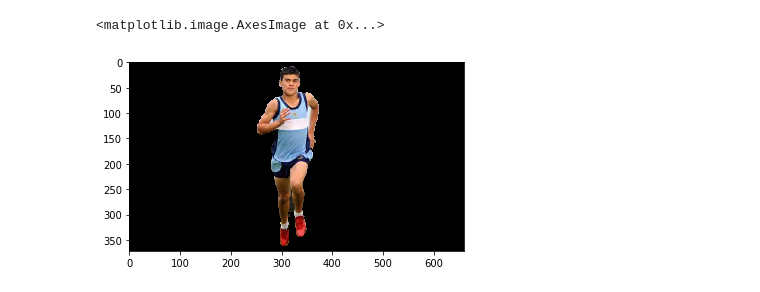
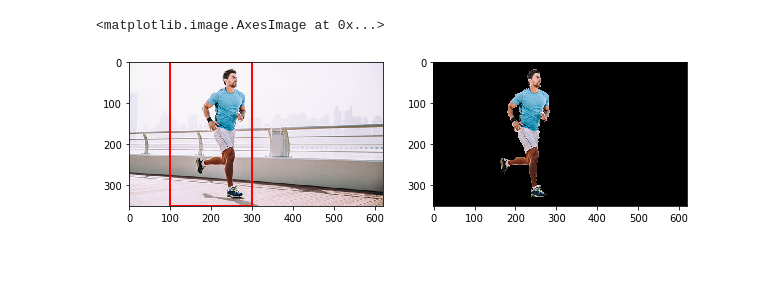
Before and after one commit to roysai/grabcut, a Jupyter notebook: GrabCutter.ipynb, the cells around one changed output. Drawn from its saved outputs; the diff is of its cells as text; code cells hidden in the pictures; blank space fills up the shorter version.

```diff
--- a/GrabCutter.ipynb
+++ b/GrabCutter.ipynb
@@ -14,15 +16,17 @@ warnings.filterwarnings('ignore')
 #sample use
 im_url='runner.jpg'
 im_size=imread(im_url).shape
-box= '200,0,380,380'
+box= '100,0,300,350'
 #grabcut with bounding box
 original_image, segmented=GrabCutter()(im_url, box)
 # %%
 #visualize initial grabcut result
-plt.imshow(segmented[:,:,::-1])
+fig, ax=plt.subplots(1,2, figsize=(10,10))
+ax[0].imshow(original_image.get()[:,:,::-1])
+ax[1].imshow(segmented[:,:,::-1])
 # %% [output]
 <matplotlib.image.AxesImage at 0x...>
-[figure, old version]
+[figure, new version]
 # %%
 #grabcut with foreground/background iteration
 """
```
Also changed, not shown: parts of 3 cells of this notebook, 1 other file.
